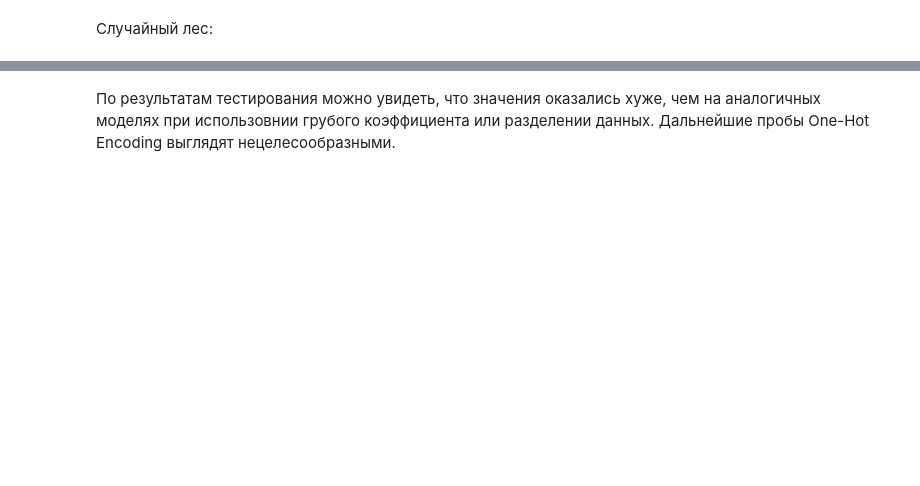
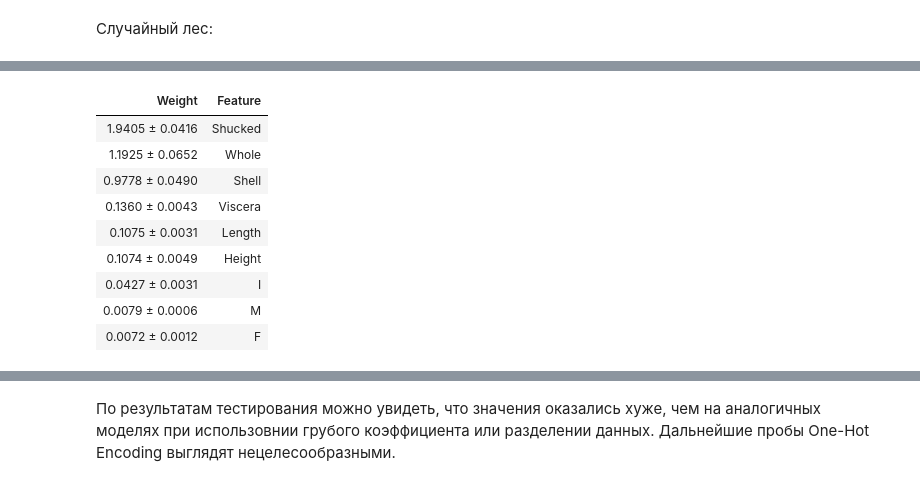
Before and after one commit to avdosev/abalone_analysis, a Jupyter notebook: abalone.ipynb, the cells around one changed output, grey strips where cells are left out. Saved outputs shown, nothing was run; the diff lists cells and outputs as text; code cells hidden in the pictures; blank space fills up the shorter version.

```diff
--- a/abalone.ipynb
+++ b/abalone.ipynb
@@ -534,0 +653,14 @@ calc_errors(model.predict(X_test).astype(int), y_test)
+# %%
+perm = PermutationImportance(model, random_state=1).fit(X_train, y_train)
+eli5.show_weights(perm, feature_names = X_train.columns.tolist())
+# %% [output]
+| Weight | Feature |
+| 1.9405 ± 0.0416 | Shucked |
+| 1.1925 ± 0.0652 | Whole |
+| 0.9778 ± 0.0490 | Shell |
+| 0.1360 ± 0.0043 | Viscera |
+| 0.1075 ± 0.0031 | Length |
+| 0.1074 ± 0.0049 | Height |
+| 0.0427 ± 0.0031 | I |
+| 0.0079 ± 0.0006 | M |
+| 0.0072 ± 0.0012 | F |
```
Also changed, not shown: parts of 22 cells of this notebook, 1 other file.
